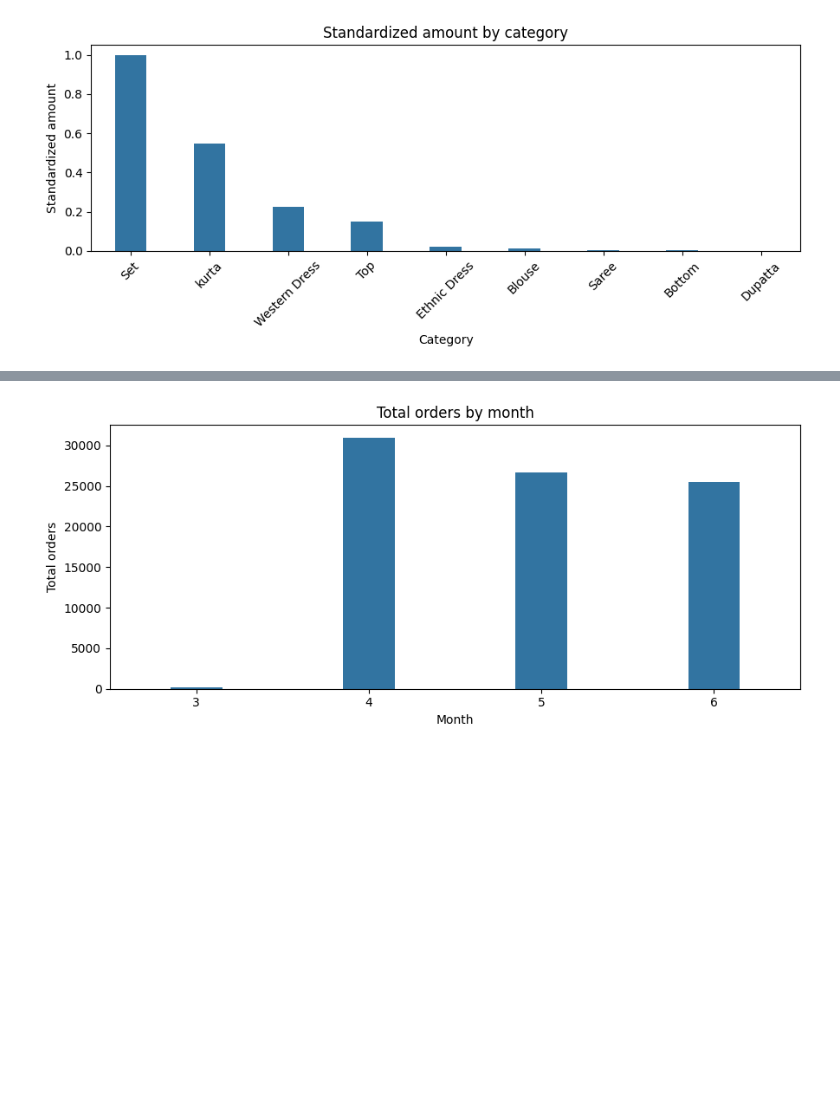
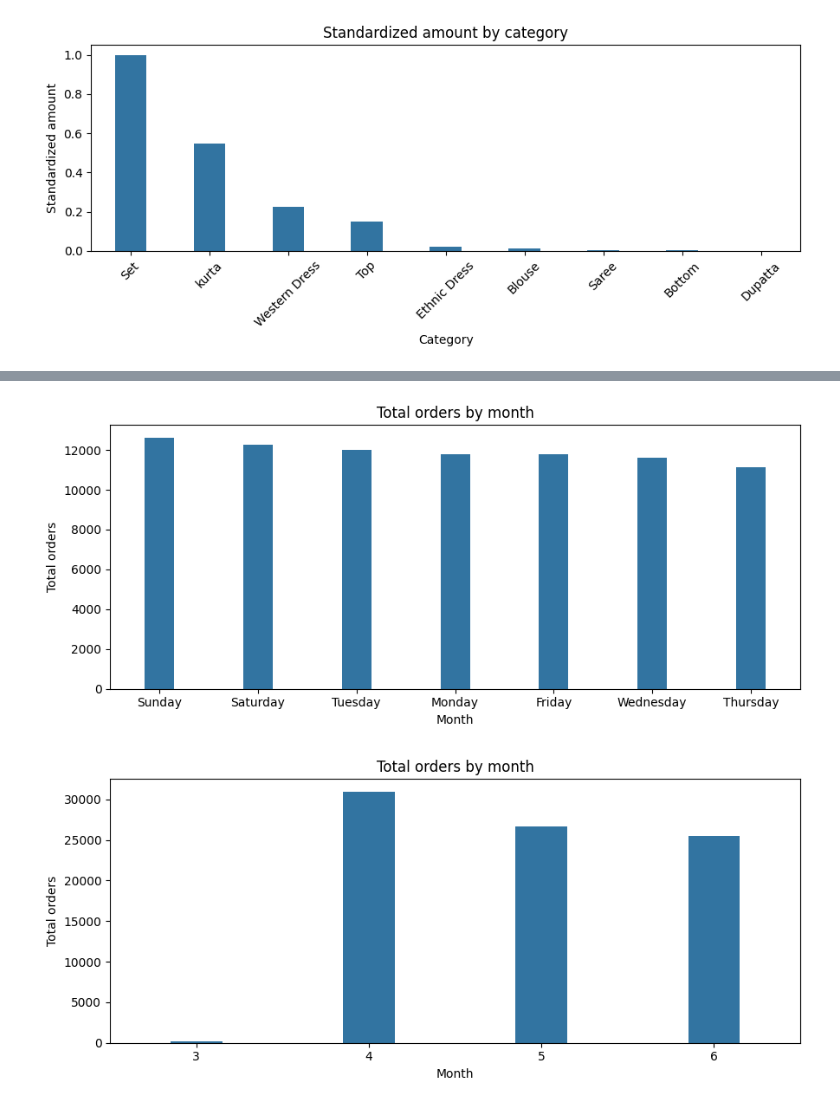
Before and after one commit to ChristianChimi/PySpark-Amazon-Analytics, a Jupyter notebook: Amazon.ipynb, the cells around one changed output, grey strips where cells are left out. Cells and saved outputs as stored; diff of their text form; code cells hidden in the pictures; blank space fills up the shorter version.

```diff
--- a/Amazon.ipynb
+++ b/Amazon.ipynb
@@ -76,3 +79,23 @@ plt.show()
+# %%
+df_day['parsed_date'] = pd.to_datetime(df_day['parsed_date'], errors='coerce')
+df_day['weekday'] = df_day['parsed_date'].dt.day_name()
+
+df_weekdays = df_day.groupby("weekday").agg({
+    "orders": "sum",
+    "total_amount": "sum"
+}).reset_index().rename(columns={"Order ID": "orders", "Amount": "total_amount"})
+df_weekdays.sort_values(by="orders", inplace=True, ascending=False)
+# %%
+plt.figure(figsize=(9, 4))
+sns.barplot(data=df_weekdays, x="weekday", y="orders", width=0.3)
+
+plt.title("Total orders by month")
+plt.xlabel("Month")
+plt.ylabel("Total orders")
+plt.tight_layout()
+plt.show()
+# %% [output]
+[figure, added]
 # %%
 df_month=df_clean.groupBy("month").agg(
     count("Order ID").alias("orders"),
```
Also changed, not shown: parts of 6 cells of this notebook.
